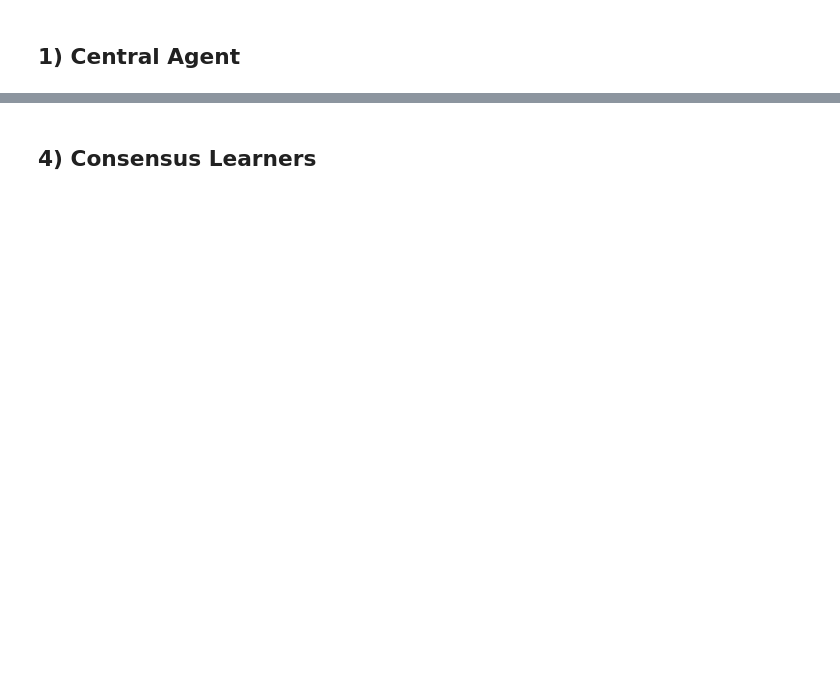
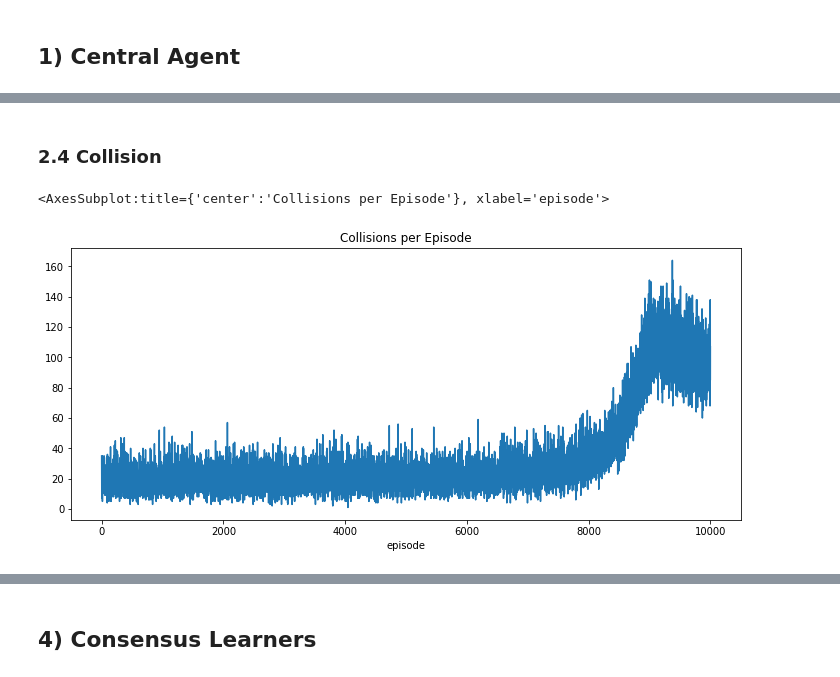
Before and after one commit to gsavarela/cooperative_navigation, a Jupyter notebook: analysis/duo_learners_w06.ipynb, the cells around one changed output, grey strips where cells are left out. Drawn from its saved outputs; the diff is of its cells as text; code cells hidden in the pictures; blank space fills up the shorter version.

Commit message:
Update jupyter notebooks for duo, trio and consensus learners.

```diff
--- a/analysis/duo_learners_w06.ipynb
+++ b/analysis/duo_learners_w06.ipynb
@@ -238,3 +271,19 @@ GIF from the best performing training.
 
 ![pipeline-central-train-12](00_duo/01_tau05_10000/01_distributed_learners2/02/train_pipeline_m12.png)
 ![rollout-central-train-12](00_duo/01_tau05_10000/01_distributed_learners2/02/train_rollout_m12.png)
+# %% [markdown]
+### 2.4 Collision
+# %%
+FIG_SIZE_LARGE = (12.0, 5.0)
+FIG_SIZE_SMALL = (6.0, 4.0)
+import pandas as pd
+BASE_PATH = '02_duo_collisions_and_couplings/01_distributed_learners2/02'
+df = pd.read_csv(BASE_PATH + '/pipeline-train-collisions.csv', sep=',', index_col=0)
+df['episode'] = df.index // 100
+df = df.set_index('episode', inplace=False, drop=True)
+df = df.sum(axis=1).to_frame().rename(columns={0: 'collisions'})
+df = df.groupby(by='episode', axis=0)['collisions'].sum()
+df.to_frame().loc[:, 'collisions'].plot(title='Collisions per Episode', figsize=FIG_SIZE_LARGE)
+# %% [output]
+<AxesSubplot:title={'center':'Collisions per Episode'}, xlabel='episode'>
+[figure, added]
```
Also changed, not shown: parts of 17 cells of this notebook, 4 other files.
